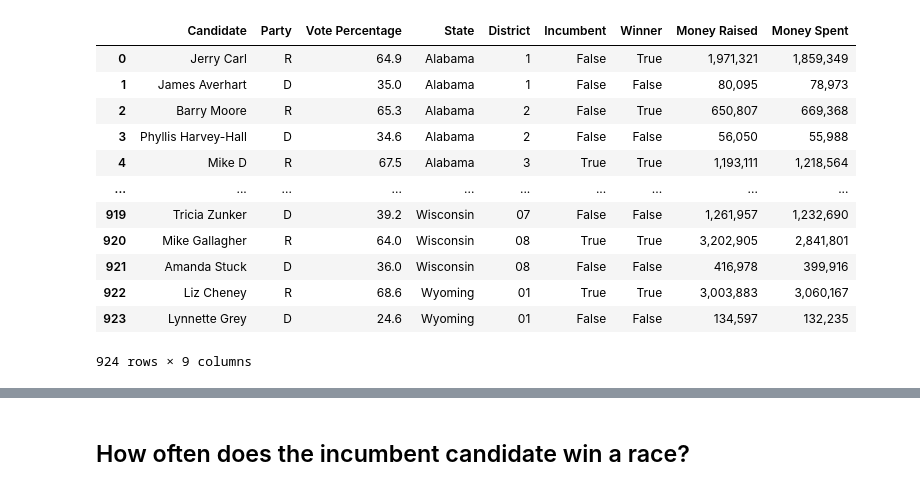
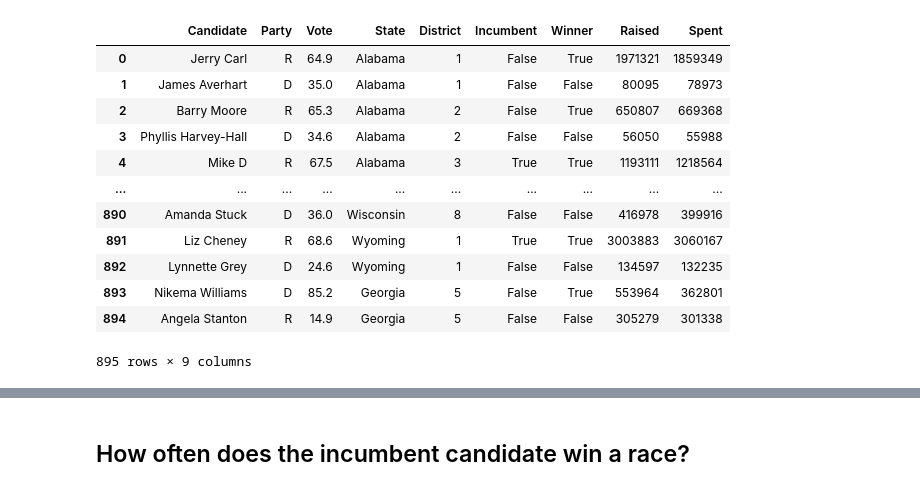
Before and after one commit to nss-data-science-cohort-7/webscraping-open-secrets-boo-tiful-minds, a Jupyter notebook: notebooks/Part2_Updated.ipynb, the cells around one changed output, grey strips where cells are left out. Saved outputs shown, nothing was run; the diff lists cells and outputs as text; code cells hidden in the pictures.

```diff
--- a/notebooks/Part2_Updated.ipynb
+++ b/notebooks/Part2_Updated.ipynb
@@ -5,19 +5,20 @@ import matplotlib.pyplot as plt
 import seaborn as sns
 import re
 # %%
-rep_df = pd.read_csv("../data/house_rep_data_final.csv")
+rep_df = pd.read_csv("../data/house_race_2020_clean.csv")
+rep_df = rep_df.drop(columns = 'Unnamed: 0')
 rep_df
 # %% [output]
-|  | Candidate | Party | Vote Percentage | State | District | Incumbent | Winner | Money Raised | Money Spent |
-| 0 | Jerry Carl | R | 64.9 | Alabama | 1 | False | True | 1,971,321 | 1,859,349 |
-| 1 | James Averhart | D | 35.0 | Alabama | 1 | False | False | 80,095 | 78,973 |
-| 2 | Barry Moore | R | 65.3 | Alabama | 2 | False | True | 650,807 | 669,368 |
-| 3 | Phyllis Harvey-Hall | D | 34.6 | Alabama | 2 | False | False | 56,050 | 55,988 |
-| 4 | Mike D | R | 67.5 | Alabama | 3 | True | True | 1,193,111 | 1,218,564 |
+|  | Candidate | Party | Vote | State | District | Incumbent | Winner | Raised | Spent |
+| 0 | Jerry Carl | R | 64.9 | Alabama | 1 | False | True | 1971321 | 1859349 |
+| 1 | James Averhart | D | 35.0 | Alabama | 1 | False | False | 80095 | 78973 |
+| 2 | Barry Moore | R | 65.3 | Alabama | 2 | False | True | 650807 | 669368 |
+| 3 | Phyllis Harvey-Hall | D | 34.6 | Alabama | 2 | False | False | 56050 | 55988 |
+| 4 | Mike D | R | 67.5 | Alabama | 3 | True | True | 1193111 | 1218564 |
 | ... | ... | ... | ... | ... | ... | ... | ... | ... | ... |
-| 919 | Tricia Zunker | D | 39.2 | Wisconsin | 07 | False | False | 1,261,957 | 1,232,690 |
-| 920 | Mike Gallagher | R | 64.0 | Wisconsin | 08 | True | True | 3,202,905 | 2,841,801 |
-| 921 | Amanda Stuck | D | 36.0 | Wisconsin | 08 | False | False | 416,978 | 399,916 |
-| 922 | Liz Cheney | R | 68.6 | Wyoming | 01 | True | True | 3,003,883 | 3,060,167 |
-| 923 | Lynnette Grey | D | 24.6 | Wyoming | 01 | False | False | 134,597 | 132,235 |
+| 890 | Amanda Stuck | D | 36.0 | Wisconsin | 8 | False | False | 416978 | 399916 |
+| 891 | Liz Cheney | R | 68.6 | Wyoming | 1 | True | True | 3003883 | 3060167 |
+| 892 | Lynnette Grey | D | 24.6 | Wyoming | 1 | False | False | 134597 | 132235 |
+| 893 | Nikema Williams | D | 85.2 | Georgia | 5 | False | True | 553964 | 362801 |
+| 894 | Angela Stanton | R | 14.9 | Georgia | 5 | False | False | 305279 | 301338 |
-924 rows × 9 columns
+895 rows × 9 columns
```
Also changed, not shown: parts of 38 cells of this notebook, 5 other files.
